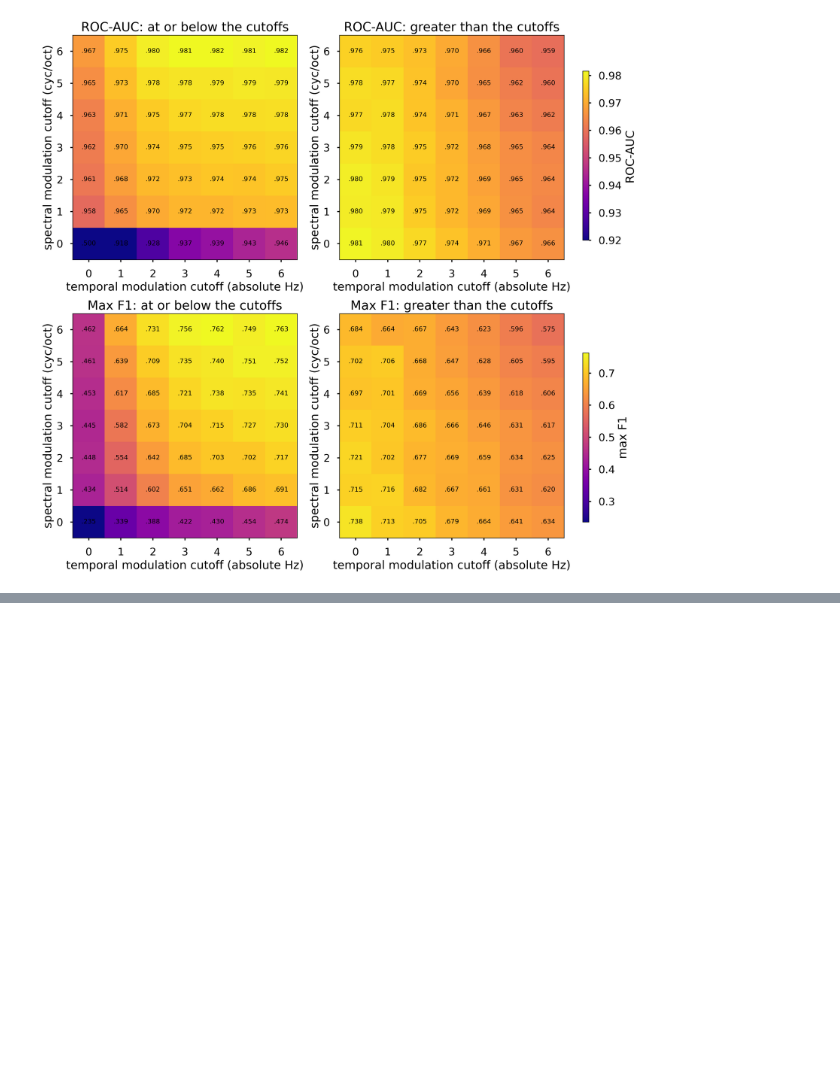
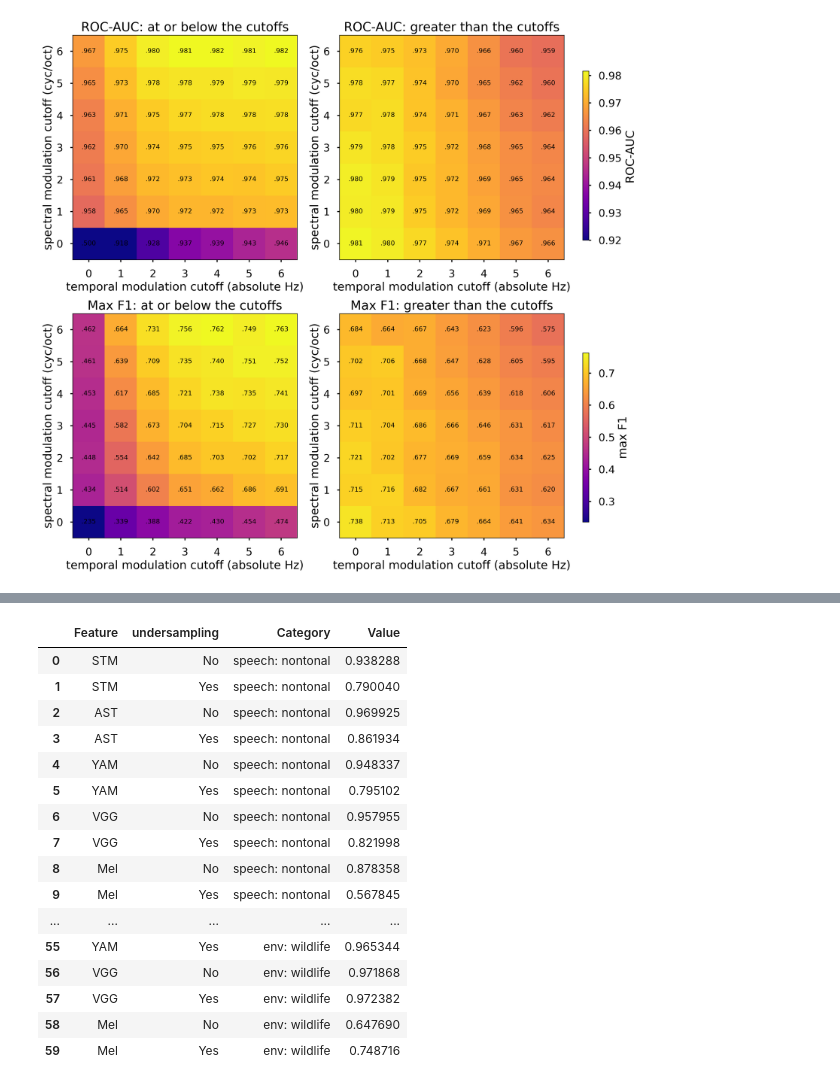
Before and after one commit to curlsloth/MusicSpeech-STM, a Jupyter notebook: STM12_evaluate_model.ipynb, the cells around one changed output, grey strips where cells are left out. Cells and saved outputs as stored; diff of their text form; code cells hidden in the pictures; blank space fills up the shorter version.

```diff
--- a/STM12_evaluate_model.ipynb
+++ b/STM12_evaluate_model.ipynb
@@ -599,0 +647,27 @@ with plt.style.context('seaborn-v0_8-poster'):
+# %%
+df_melted = df.melt(
+    id_vars=['Feature', 'undersampling'],
+    value_vars=['speech: nontonal', 'speech: tonal', 'music: vocal', 'music: nonvocal', 'env: urban', 'env: wildlife'],
+    var_name='Category',
+    value_name='Value'
+)
+
+df_melted
+# %% [output]
+|  | Feature | undersampling | Category | Value |
+| 0 | STM | No | speech: nontonal | 0.938288 |
+| 1 | STM | Yes | speech: nontonal | 0.790040 |
+| 2 | AST | No | speech: nontonal | 0.969925 |
+| 3 | AST | Yes | speech: nontonal | 0.861934 |
+| 4 | YAM | No | speech: nontonal | 0.948337 |
+| 5 | YAM | Yes | speech: nontonal | 0.795102 |
+| 6 | VGG | No | speech: nontonal | 0.957955 |
+| 7 | VGG | Yes | speech: nontonal | 0.821998 |
+| 8 | Mel | No | speech: nontonal | 0.878358 |
+| 9 | Mel | Yes | speech: nontonal | 0.567845 |
+| ... | ... | ... | ... | ... |
+| 55 | YAM | Yes | env: wildlife | 0.965344 |
+| 56 | VGG | No | env: wildlife | 0.971868 |
+| 57 | VGG | Yes | env: wildlife | 0.972382 |
+| 58 | Mel | No | env: wildlife | 0.647690 |
+| 59 | Mel | Yes | env: wildlife | 0.748716 |
```
Also changed, not shown: parts of 5 cells of this notebook.
